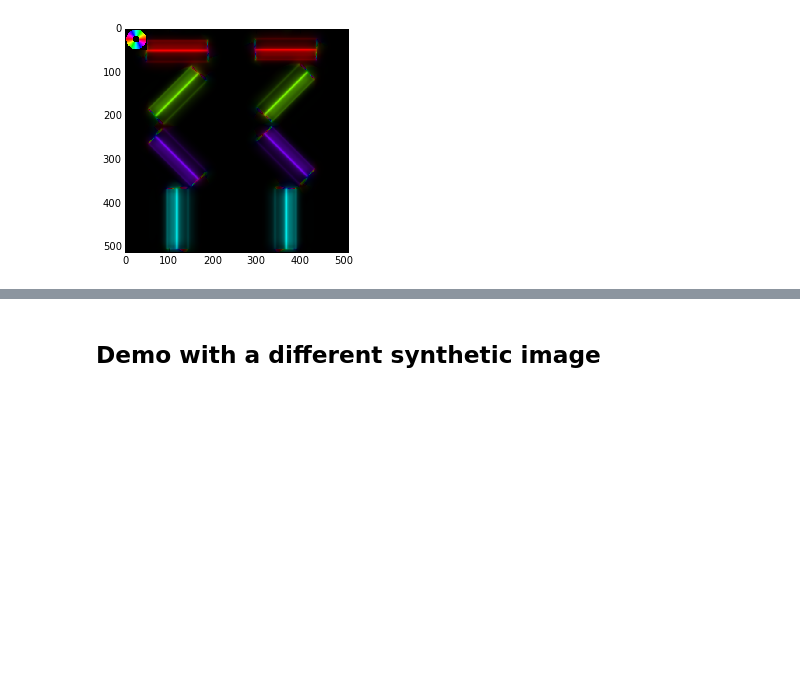
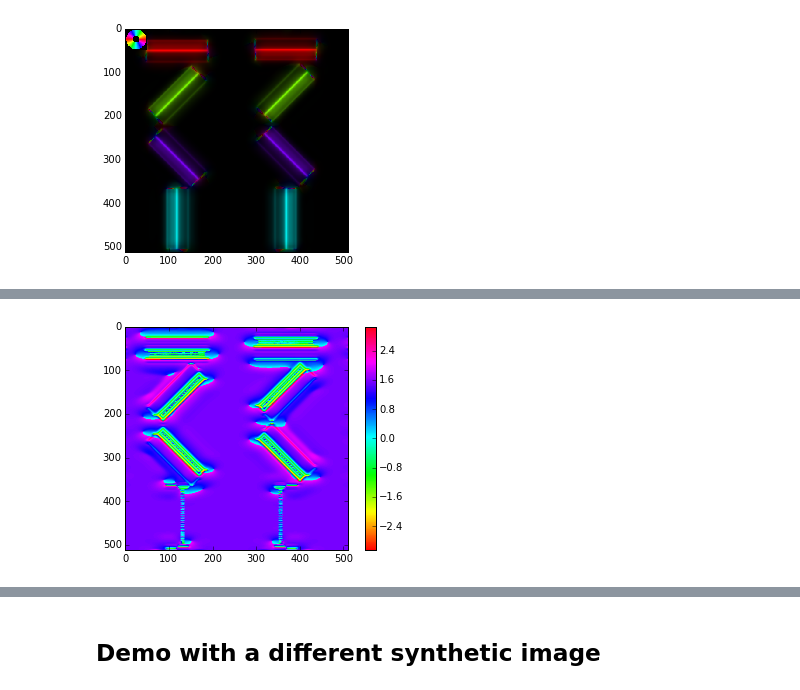
Before and after one commit to tomwallis/PsyUtils, a Jupyter notebook: gabor_filterbanks_demo.ipynb, the cells around one changed output, grey strips where cells are left out. Cells and saved outputs as stored; diff of their text form; code cells hidden in the pictures; blank space fills up the shorter version.

```diff
--- a/gabor_filterbanks_demo.ipynb
+++ b/gabor_filterbanks_demo.ipynb
@@ -141,0 +159,7 @@ the rms contrast (SD / mean) is 2.505
+# %%
+# check summing over scales:
+summed_phase = phase.mean(axis=2)
+plt.imshow(summed_phase[:, :, 0], cmap='hsv')
+plt.colorbar();
+# %% [output]
+[figure, added]
```
Also changed, not shown: parts of 9 cells of this notebook, 2 other files.
